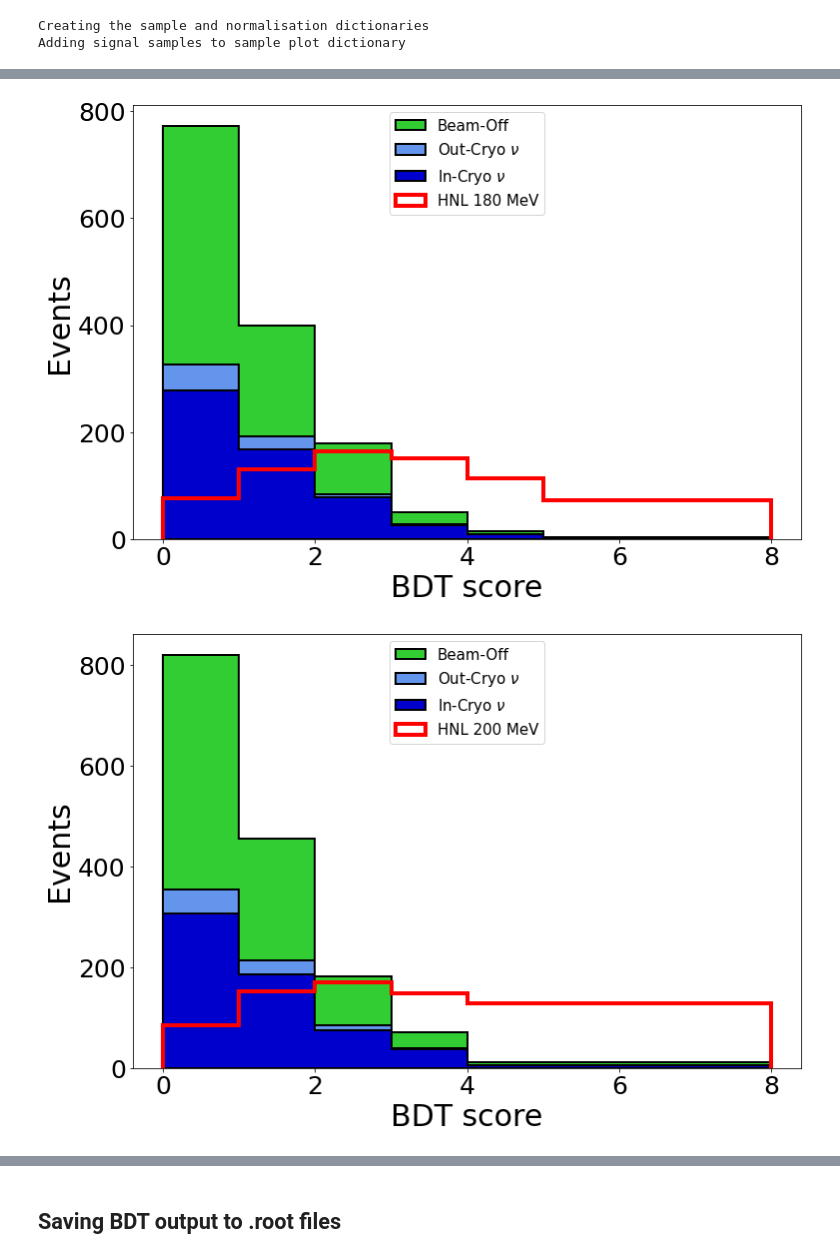
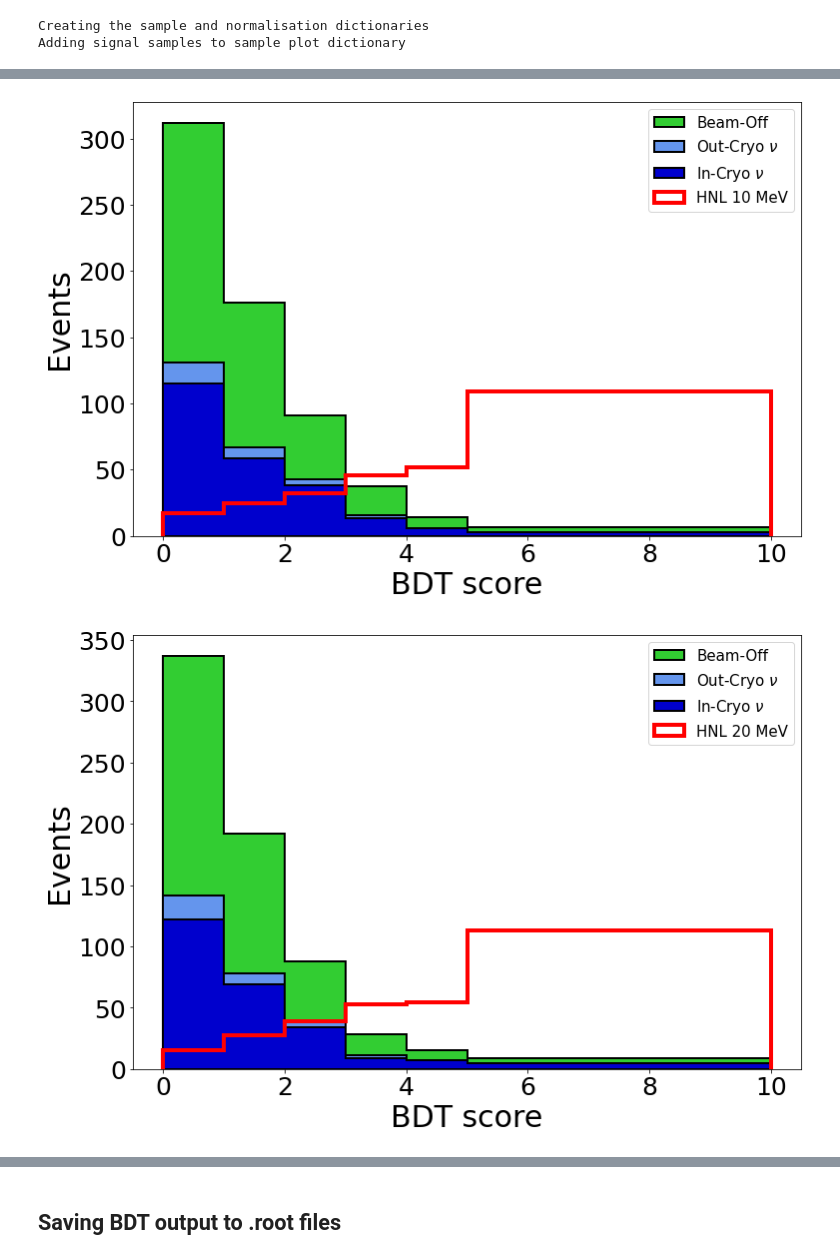
Before and after one commit to dmarsden01/uboone_HNL_analysis, a Jupyter notebook: 3.5_BDT_Results.ipynb, the cells around one changed output, grey strips where cells are left out. Cells and saved outputs as stored; diff of their text form; code cells hidden in the pictures.

```diff
--- a/3.5_BDT_Results.ipynb
+++ b/3.5_BDT_Results.ipynb
@@ -40,8 +40,8 @@ Params = {"Run":"run3", #The run number, so far either "run1" or "run3"
           "Load_single_file":False, #This will override everything else, put the desired file in the "single_file" line
           "single_file":245,
           "Load_standard":True, #bkgs
-          "Load_lepton_signal":False,
-          "Load_pi0_signal":True,
+          "Load_lepton_signal":True,
+          "Load_pi0_signal":False,
           "Load_DetVars":False, #This is for overlay
           "Only_keep_common_DetVar_evs":True,
           "Load_Signal_DetVars":False, #Don't do here, but in seperate script
@@ -263,7 +263,7 @@ xlims=[0,max_score_int]
 BINS = int(xlims[1]-xlims[0])
 
 PT.Plot_BDT_output(HNL_masses=HNL_masses, samples=samples_plot, sample_norms=sample_norms, colours={}, xlims=xlims,
-                   bins=BINS,figsize=[12,8], MergeBins=True, density=False, legloc="upper center",logy=False, savefig=False,
+                   bins=BINS,figsize=[12,8], MergeBins=True, density=False, legloc="best",logy=False, savefig=False,
                    save_str = BDT_name, Run=Params["Run"], logit = Params["Use_logit"], HNL_scale=0.02)
 
 #If plotting data too: Write this
@@ -275,2 +275,2 @@ PT.Plot_BDT_output(HNL_masses=HNL_masses, samples=samples_plot, sample_norms=sam
-[figure, old version]
+[figure, new version]
-[figure, old version]
+[figure, new version]
```
Also changed, not shown: parts of 8 cells of this notebook, 3 other files.
